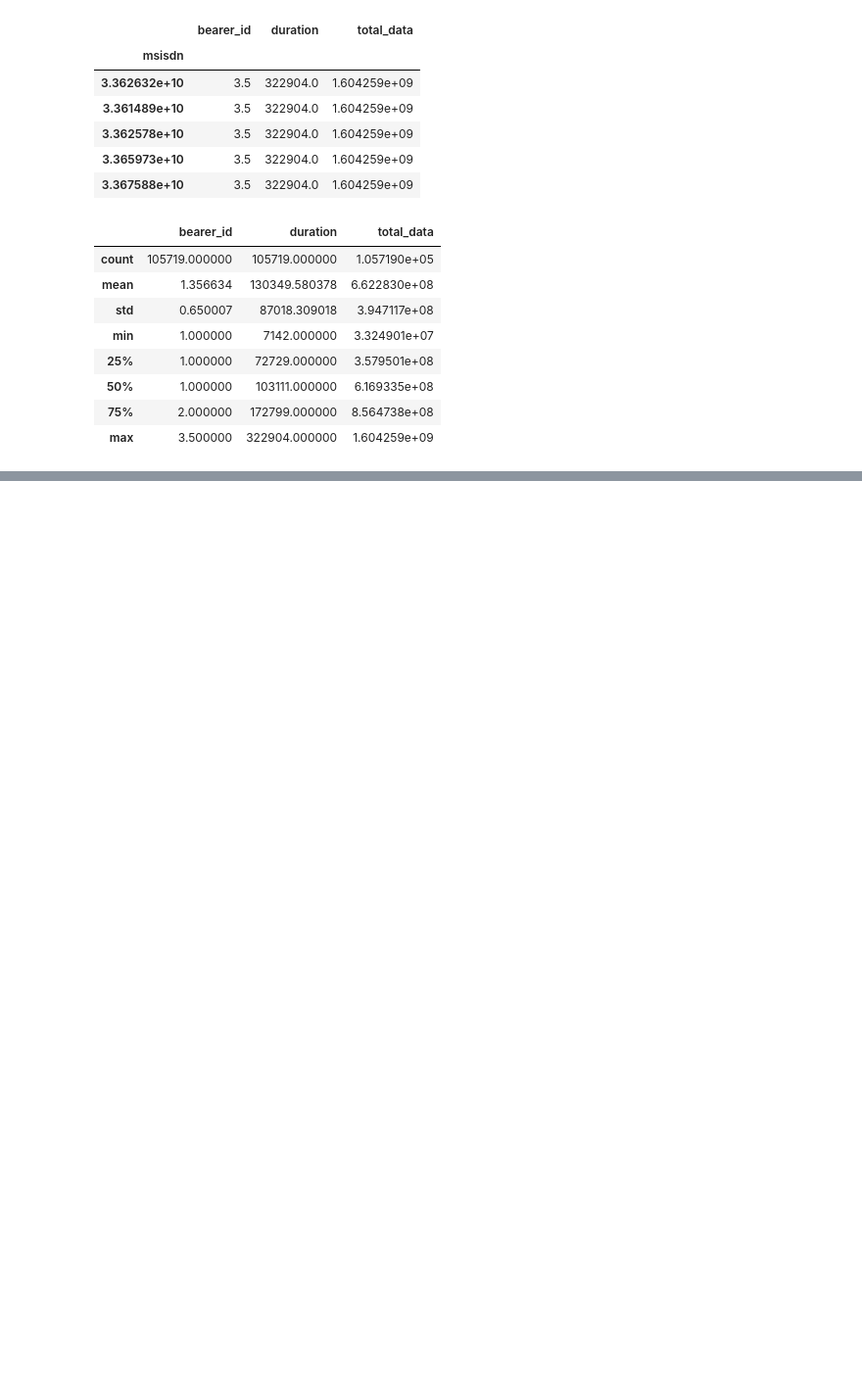
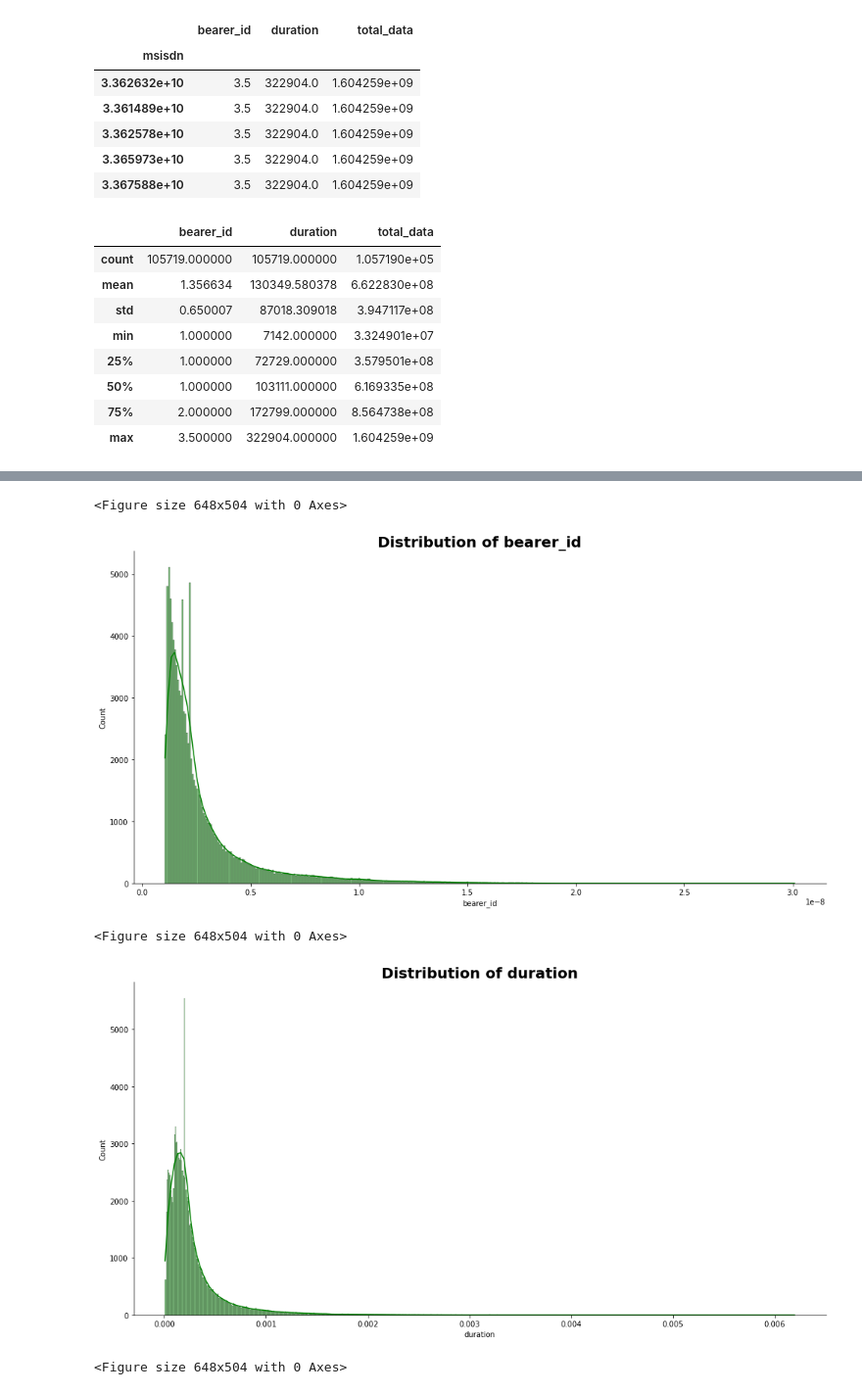
Before and after one commit to michaelgetachew-abebe/Telecom-User-Analytics, a Jupyter notebook: notebooks/user_engagement_analysis.ipynb, the cells around one changed output, grey strips where cells are left out. Shown at 98% size. Drawn from its saved outputs; the diff is of its cells as text; code cells hidden in the pictures; blank space fills up the shorter version.

```diff
--- a/notebooks/user_engagement_analysis.ipynb
+++ b/notebooks/user_engagement_analysis.ipynb
@@ -180,0 +186,3 @@ for col in col_list:
+# %%
+normalized_user_engagement_metrics = assistant.normalizer(users_engagement_metrics, ['bearer_id', 'duration', 'total_data'])
+normalized_user_engagement_metrics.describe()
@@ -180,0 +199,11 @@ for col in col_list:
+# %%
+#Plot the distribution of each of the data ...
+col_list = ['bearer_id','duration','total_data']
+for col in col_list:
+    plotter.plot_hist(normalized_user_engagement_metrics, col, 'green')
+# %% [output]
+<Figure size 648x504 with 0 Axes>
+[figure, added]
+<Figure size 648x504 with 0 Axes>
+[figure, added]
+<Figure size 648x504 with 0 Axes>
```
Also changed, not shown: parts of 10 cells of this notebook.
